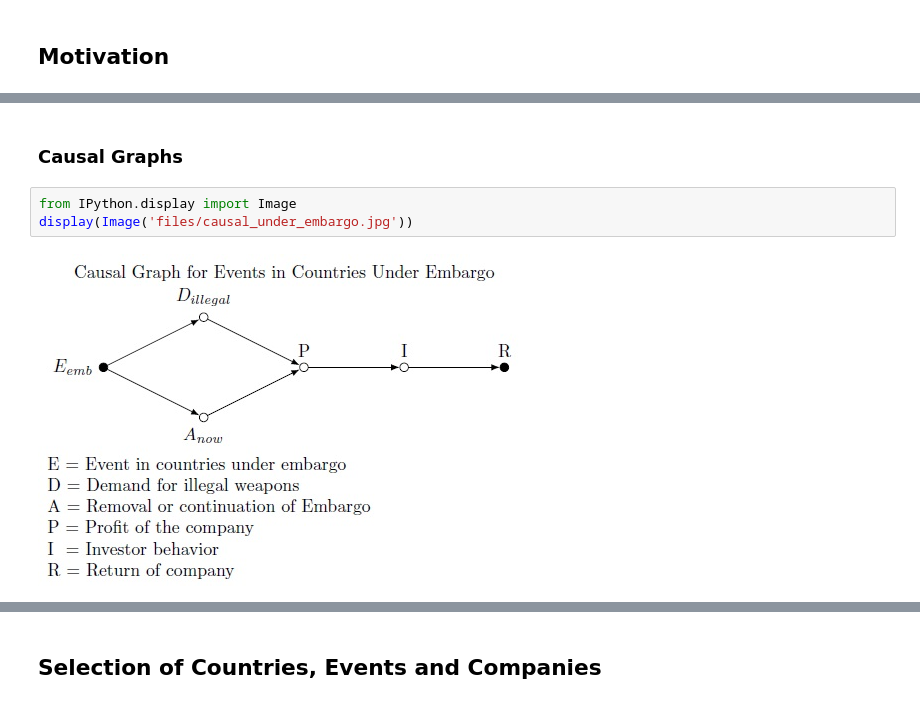
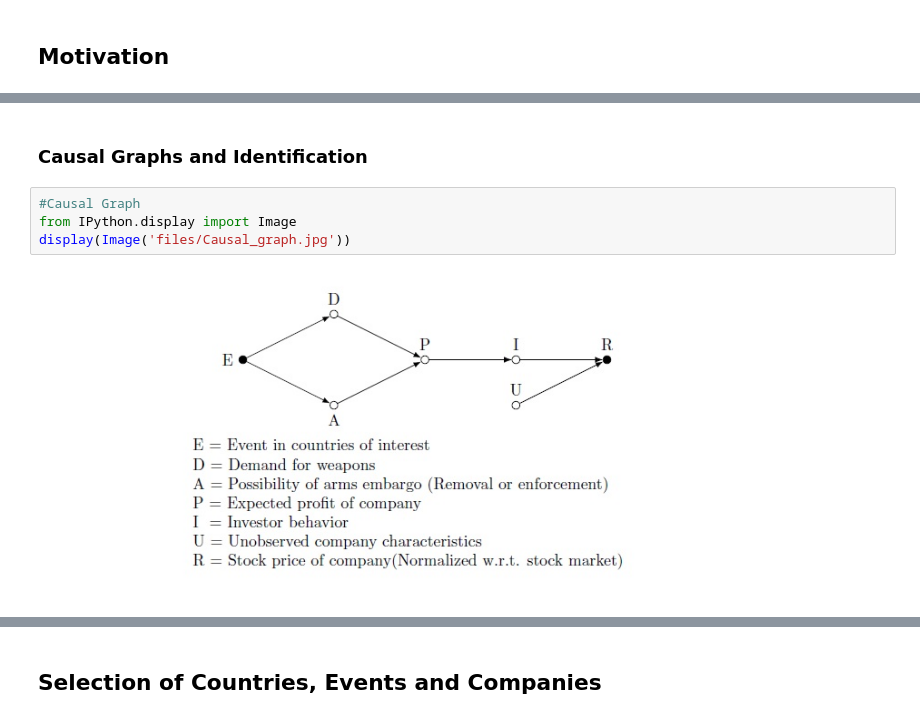
Before and after one commit to burakbalaban/student-project-burakbalaban, a Jupyter notebook: student_project.ipynb, the cells around one changed output, grey strips where cells are left out. Saved outputs shown, nothing was run; the diff lists cells and outputs as text.

```diff
--- a/student_project.ipynb
+++ b/student_project.ipynb
@@ -16,7 +12,8 @@ After identifying the weapon-making companies using the standard industrial clas
 # %% [markdown]
-### Causal Graphs
+### Causal Graphs and Identification
 # %%
+#Causal Graph
 from IPython.display import Image
-display(Image('files/causal_under_embargo.jpg'))
+display(Image('files/Causal_graph.jpg'))
 # %% [output]
-[figure, old version]
+[figure, new version]
```
Also changed, not shown: parts of 140 cells of this notebook, 9 other files.
